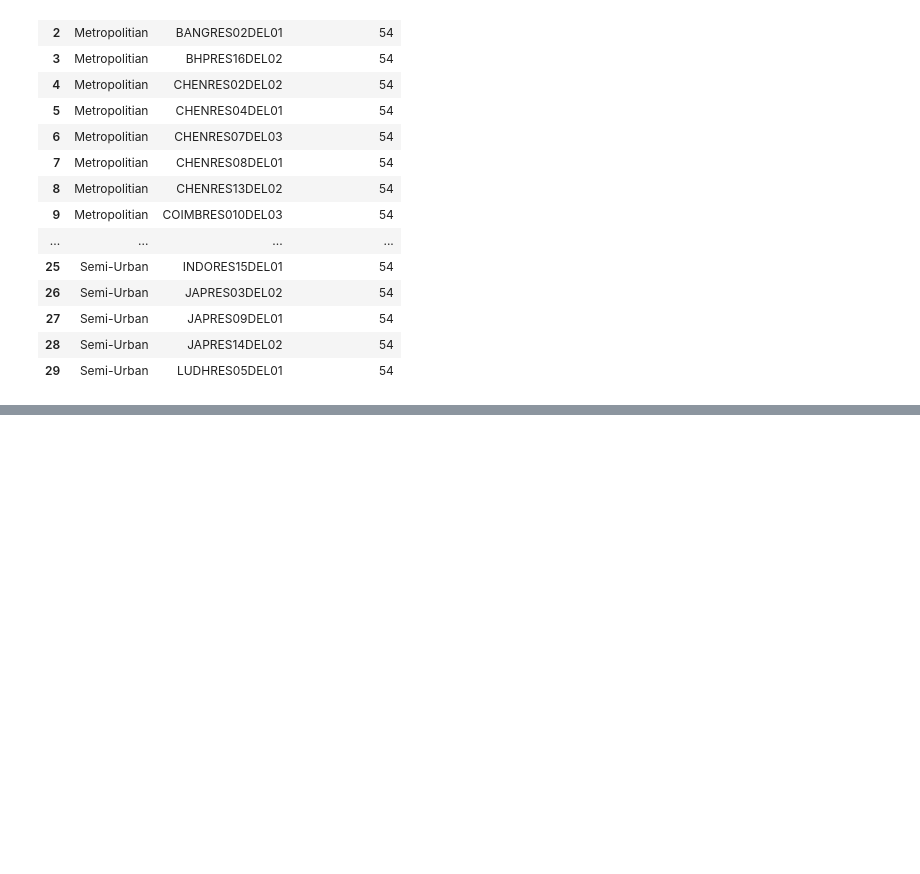
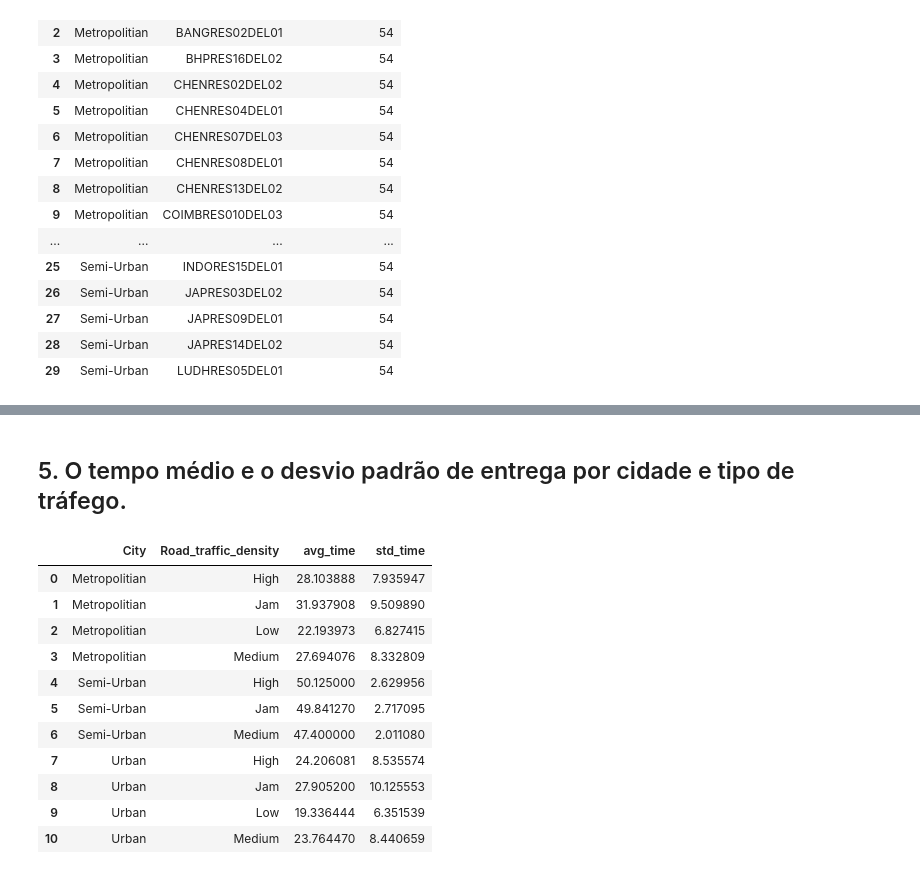
Before and after one commit to douglasaturnino/cury_company, a Jupyter notebook: notebook/transformação.ipynb, the cells around one changed output, grey strips where cells are left out. Saved outputs shown, nothing was run; the diff lists cells and outputs as text; code cells hidden in the pictures; blank space fills up the shorter version.

```diff
--- a/notebook/transformação.ipynb
+++ b/notebook/transformação.ipynb
@@ -258,0 +324,22 @@ df3
+# %% [markdown]
+## 5. O tempo médio e o desvio padrão de entrega por cidade e tipo de tráfego.
+# %%
+cols = ['City','Time_taken(min)', 'Road_traffic_density']
+df_aux = df1.loc[:, cols].groupby(['City', 'Road_traffic_density']).agg({'Time_taken(min)':['mean','std']})
+df_aux.columns = ['avg_time', 'std_time']
+
+df_aux = df_aux.reset_index()
+df_aux
+# %% [output]
+|  | City | Road_traffic_density | avg_time | std_time |
+| 0 | Metropolitian | High | 28.103888 | 7.935947 |
+| 1 | Metropolitian | Jam | 31.937908 | 9.509890 |
+| 2 | Metropolitian | Low | 22.193973 | 6.827415 |
+| 3 | Metropolitian | Medium | 27.694076 | 8.332809 |
+| 4 | Semi-Urban | High | 50.125000 | 2.629956 |
+| 5 | Semi-Urban | Jam | 49.841270 | 2.717095 |
+| 6 | Semi-Urban | Medium | 47.400000 | 2.011080 |
+| 7 | Urban | High | 24.206081 | 8.535574 |
+| 8 | Urban | Jam | 27.905200 | 10.125553 |
+| 9 | Urban | Low | 19.336444 | 6.351539 |
+| 10 | Urban | Medium | 23.764470 | 8.440659 |
```
Also changed, not shown: parts of 14 cells of this notebook.
